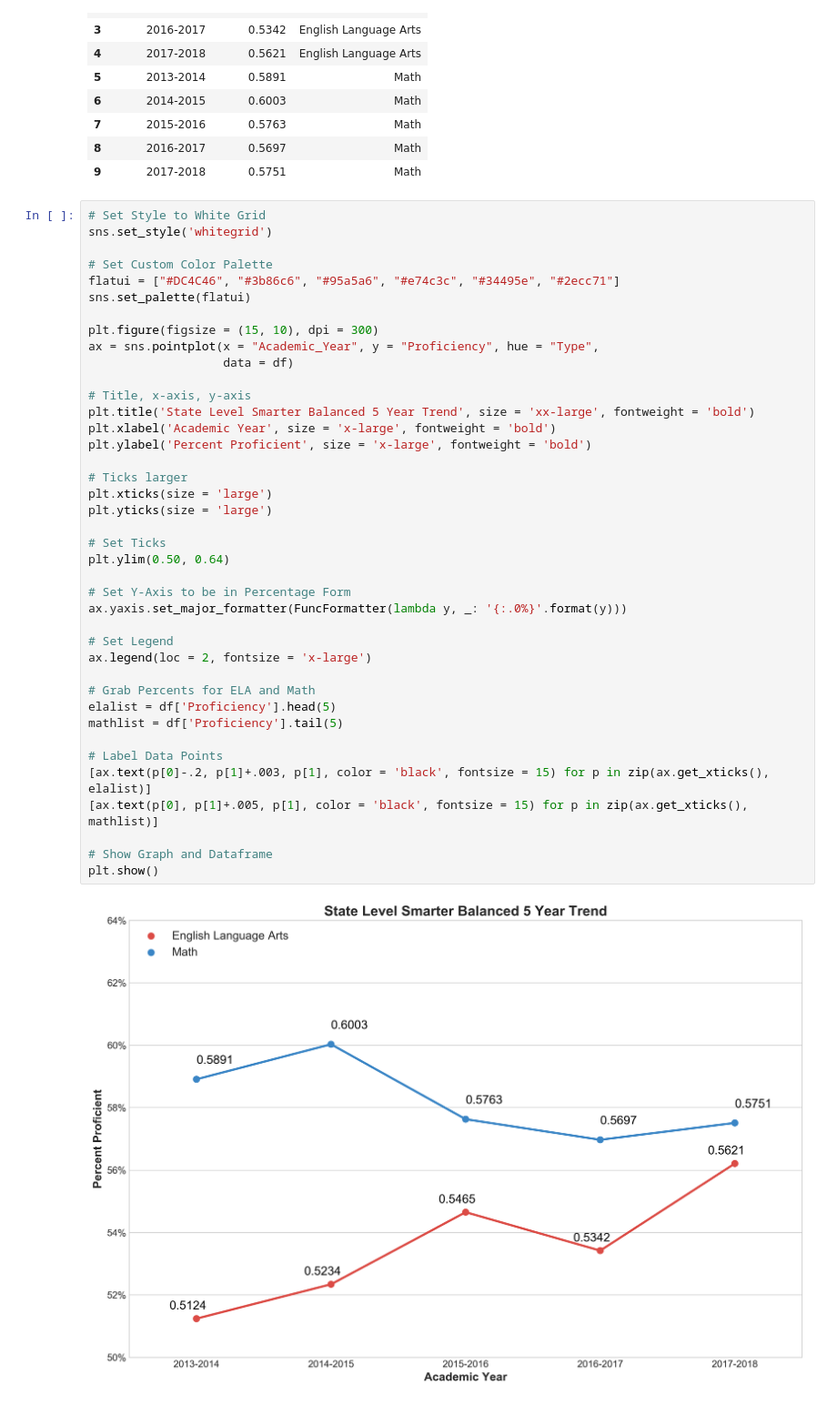
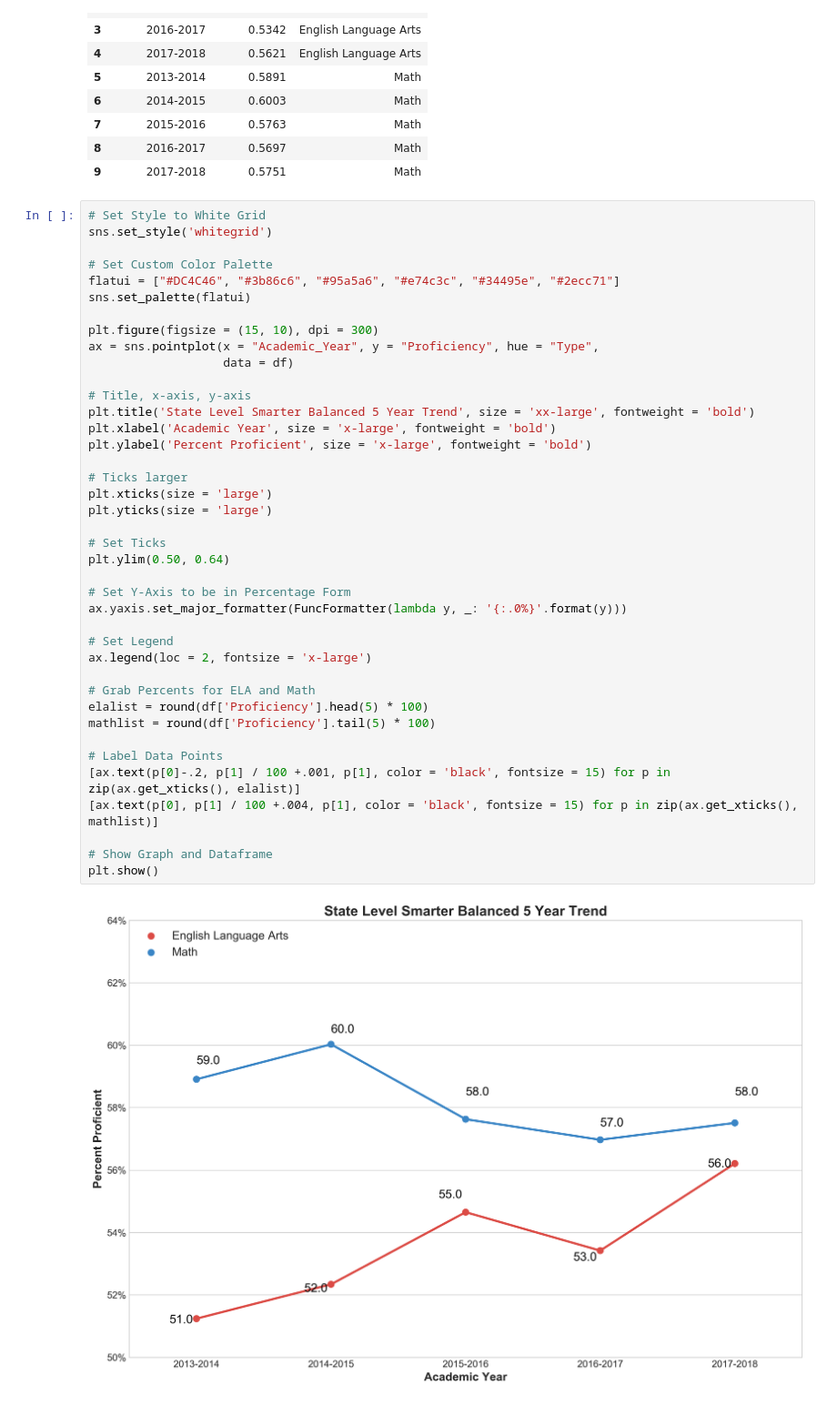
Before and after one commit to CentsOfFate/Miscellaneous-Projects, a Jupyter notebook: Files/Example Seaborn Graphs (Fake Data).ipynb, the cells around one changed output. Shown: that part at 91% size. Cells and saved outputs as stored; diff of their text form.

```diff
--- a/Files/Example Seaborn Graphs (Fake Data).ipynb
+++ b/Files/Example Seaborn Graphs (Fake Data).ipynb
@@ -45,35 +45,35 @@ sns.set_palette(flatui)
 
 plt.figure(figsize = (15, 10), dpi = 300)
 ax = sns.pointplot(x = "Academic_Year", y = "Proficiency", hue = "Type",
                    data = df)
 
 # Title, x-axis, y-axis
 plt.title('State Level Smarter Balanced 5 Year Trend', size = 'xx-large', fontweight = 'bold')
 plt.xlabel('Academic Year', size = 'x-large', fontweight = 'bold')
 plt.ylabel('Percent Proficient', size = 'x-large', fontweight = 'bold')
 
 # Ticks larger
 plt.xticks(size = 'large')
 plt.yticks(size = 'large')
 
 # Set Ticks
 plt.ylim(0.50, 0.64)
 
 # Set Y-Axis to be in Percentage Form
 ax.yaxis.set_major_formatter(FuncFormatter(lambda y, _: '{:.0%}'.format(y)))
 
 # Set Legend
 ax.legend(loc = 2, fontsize = 'x-large')
 
 # Grab Percents for ELA and Math
-elalist = df['Proficiency'].head(5)
-mathlist = df['Proficiency'].tail(5)
+elalist = round(df['Proficiency'].head(5) * 100)
+mathlist = round(df['Proficiency'].tail(5) * 100)
 
 # Label Data Points
-[ax.text(p[0]-.2, p[1]+.003, p[1], color = 'black', fontsize = 15) for p in zip(ax.get_xticks(), elalist)]
-[ax.text(p[0], p[1]+.005, p[1], color = 'black', fontsize = 15) for p in zip(ax.get_xticks(), mathlist)]
+[ax.text(p[0]-.2, p[1] / 100 +.001, p[1], color = 'black', fontsize = 15) for p in zip(ax.get_xticks(), elalist)]
+[ax.text(p[0], p[1] / 100 +.004, p[1], color = 'black', fontsize = 15) for p in zip(ax.get_xticks(), mathlist)]
 
 # Show Graph and Dataframe
 plt.show()
 # %% [output]
-[figure, old version]
+[figure, new version]
```
